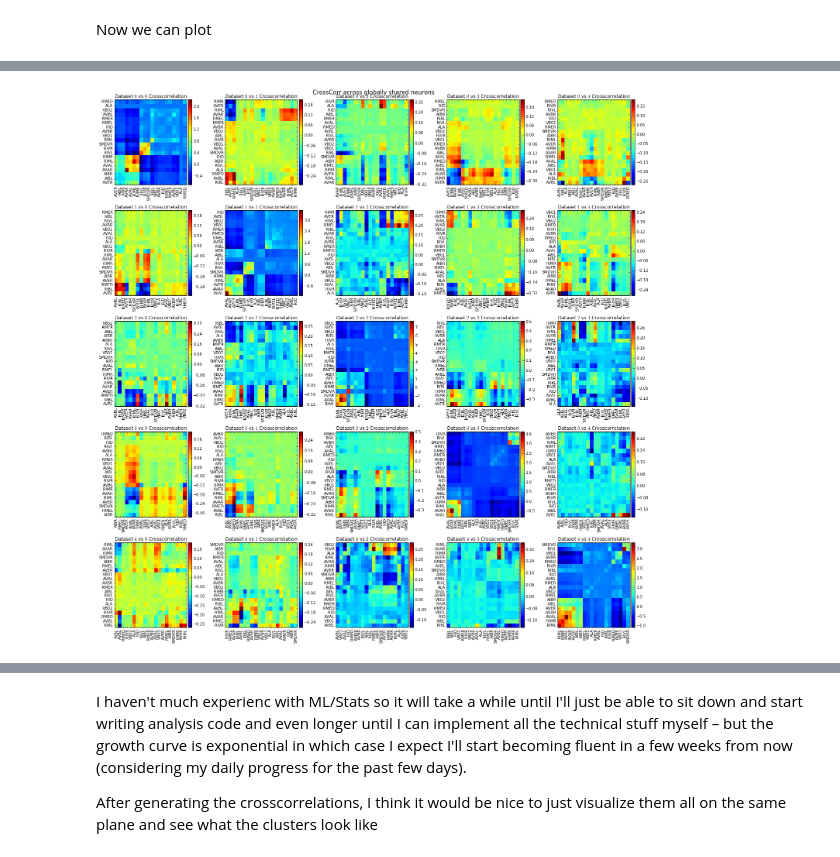
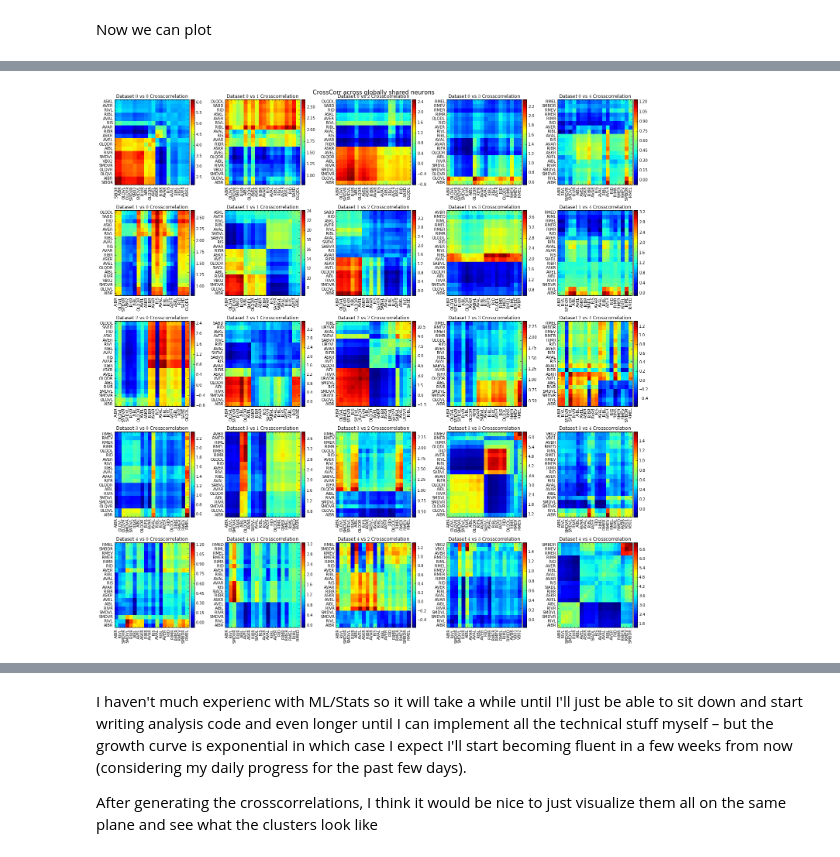
Before and after one commit to openworm/neuronal-analysis, a Jupyter notebook: laboratory/Katodata.ipynb, the cells around one changed output, grey strips where cells are left out. Saved outputs shown, nothing was run; the diff lists cells and outputs as text; code cells hidden in the pictures.

```diff
--- a/laboratory/Katodata.ipynb
+++ b/laboratory/Katodata.ipynb
@@ -20,3 +21,6 @@ The autoreload extension is already loaded. To reload it, use:
+# %%
+import katotools as kt
+derivs = kt.integrated('deltaFOverF')
 # %% [markdown]
 Now we can plot
 # %%
@@ -47,7 +69,7 @@ for i in [(n,n) for n in range(5)]: #in [(j,j) for j in xrange(5)]:
 
     axdendro = fig.add_axes([0.00,0.15,0.19,0.8])
     Y = sch.linkage(D, method='centroid')
-    Z = sch.dendrogram(Y, orientation='right', labels = derivs.global_neurons)
+    Z = sch.dendrogram(Y, orientation='right', labels = derivs.global_neurons, ax=axdendro)
 
     # Plot distance matrix.
     axmatrix = fig.add_axes([0.3,0.15,0.6,0.8])
@@ -86,3 +108,5 @@ for i in [(n,n) for n in range(5)]: #in [(j,j) for j in xrange(5)]:
+# %%
+data = kt.integrated('deltaFOverF')
 # %%
 %matplotlib inline
 
@@ -109,37 +133,37 @@ def plot_crosscorrelations(title, dataset,global_ns=False):
 
         axis = axes[x][y]
 
-        neurons = np.array(data.global_neurons)[indexs]
+        neurons = data.local_neurons[(x,y)]
         ticks = neurons
 
         xticks = np.arange(0,len(ticks))+0.5
         yticks = np.arange(0,len(ticks))+0.5
 
         axis.set_yticks(yticks, minor=False)
         axis.set_yticklabels(ticks, minor=False)
 
         axis.set_xticks(xticks, minor=False)
         axis.set_xticklabels(ticks, minor=False, rotation='vertical')
 
         pc = axis.pcolormesh(correl[indexs][:,indexs])
 
         div = make_axes_locatable(axis)
         cax = div.append_axes("right", size="5%", pad=0.05)
         cbar = plt.colorbar(pc, cax=cax)
 
         axis.set_title('Dataset ${0}$ vs ${1}$ Crosscorrelation'.format(x,y))
         axis.axis('tight')
 
     f, axes = graph.plot_grid(draw, dims=dimensions, include=groupings)
     f.suptitle(title, fontsize=15,x=0.5,y=1)
     f.tight_layout()
     f.set_size_inches(20, 20, forward=True)
 
 
 
 plot_crosscorrelations('CrossCorr across globally shared neurons',
-                       'deltaFOverF_deriv', global_ns=True)
+                       'deltaFOverF', global_ns=True)
 plt.savefig('/Users/akivalipshitz/Desktop/CrossCorr-Global.jpg')
 # %% [output]
-[figure, old version]
+[figure, new version]
 # %%
```
Also changed, not shown: parts of 9 cells of this notebook, 20 other files.
